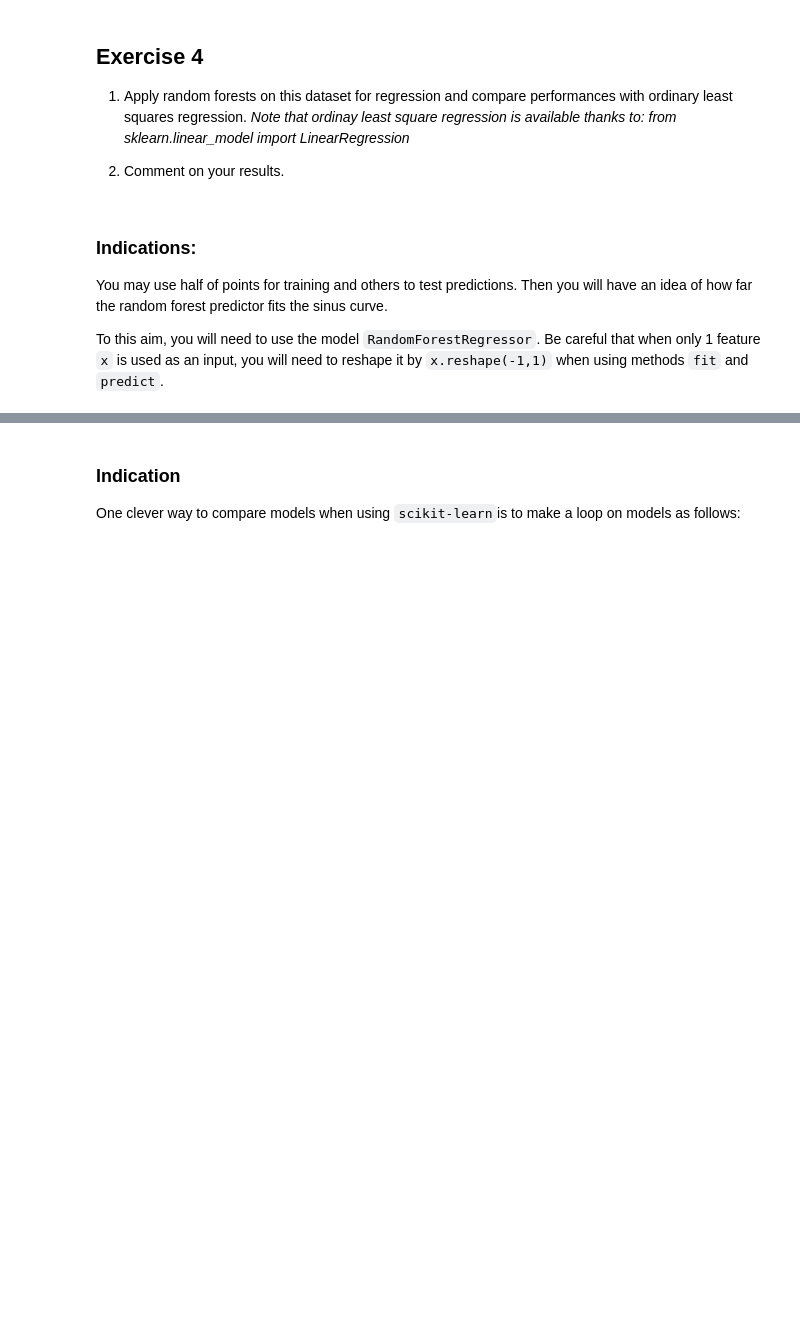
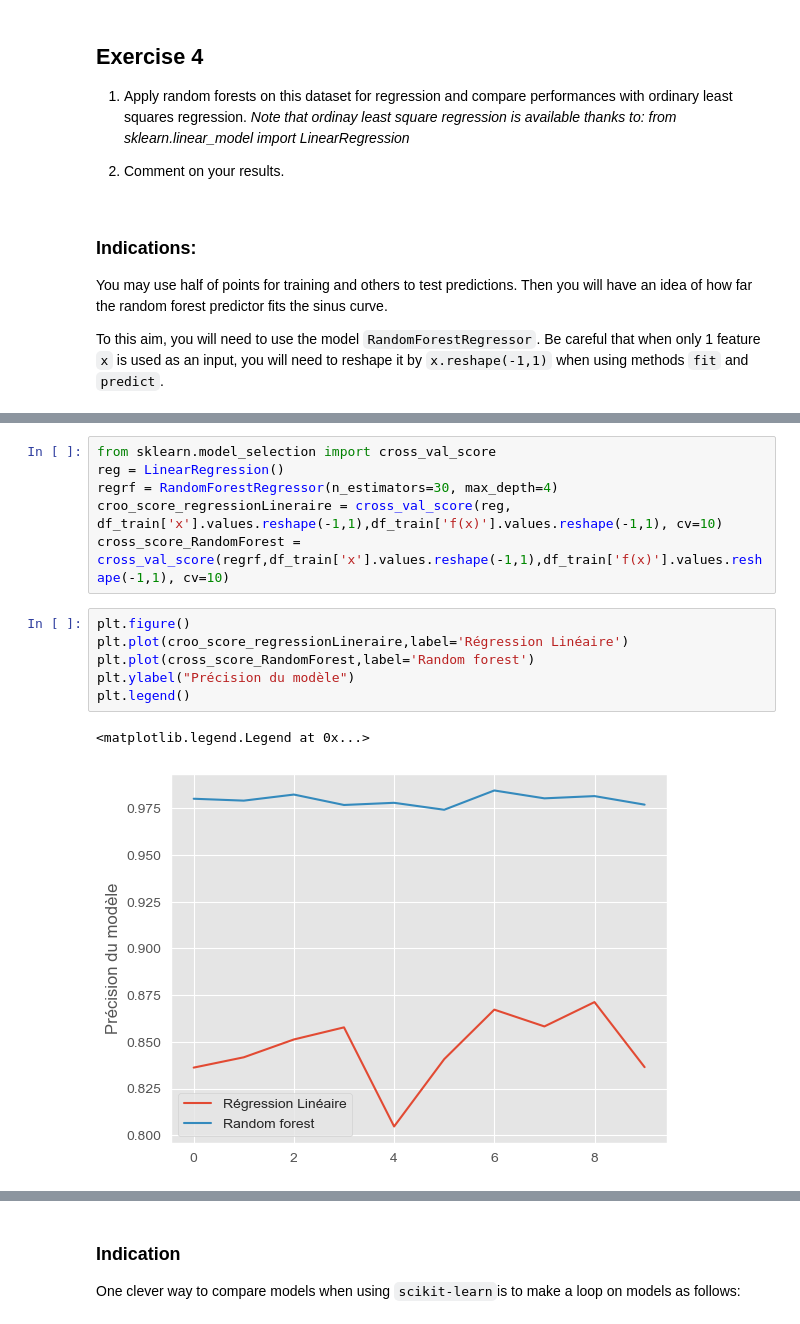
Before and after one commit to VictorCilleros/ML, a Jupyter notebook: TP4_decision_trees/TP4_decision_trees.ipynb, the cells around one changed output, grey strips where cells are left out. Drawn from its saved outputs; the diff is of its cells as text; blank space fills up the shorter version.

```diff
--- a/TP4_decision_trees/TP4_decision_trees.ipynb
+++ b/TP4_decision_trees/TP4_decision_trees.ipynb
@@ -548,0 +640,15 @@ from sklearn.linear_model import LinearRegression
+# %%
+from sklearn.model_selection import cross_val_score
+reg = LinearRegression()
+regrf = RandomForestRegressor(n_estimators=30, max_depth=4)
+croo_score_regressionLineraire = cross_val_score(reg, df_train['x'].values.reshape(-1,1),df_train['f(x)'].values.reshape(-1,1), cv=10)
+cross_score_RandomForest = cross_val_score(regrf,df_train['x'].values.reshape(-1,1),df_train['f(x)'].values.reshape(-1,1), cv=10)
+# %%
+plt.figure()
+plt.plot(croo_score_regressionLineraire,label='Régression Linéaire')
+plt.plot(cross_score_RandomForest,label='Random forest')
+plt.ylabel("Précision du modèle")
+plt.legend()
+# %% [output]
+<matplotlib.legend.Legend at 0x...>
+[figure, added]
```
Also changed, not shown: parts of 44 cells of this notebook.
